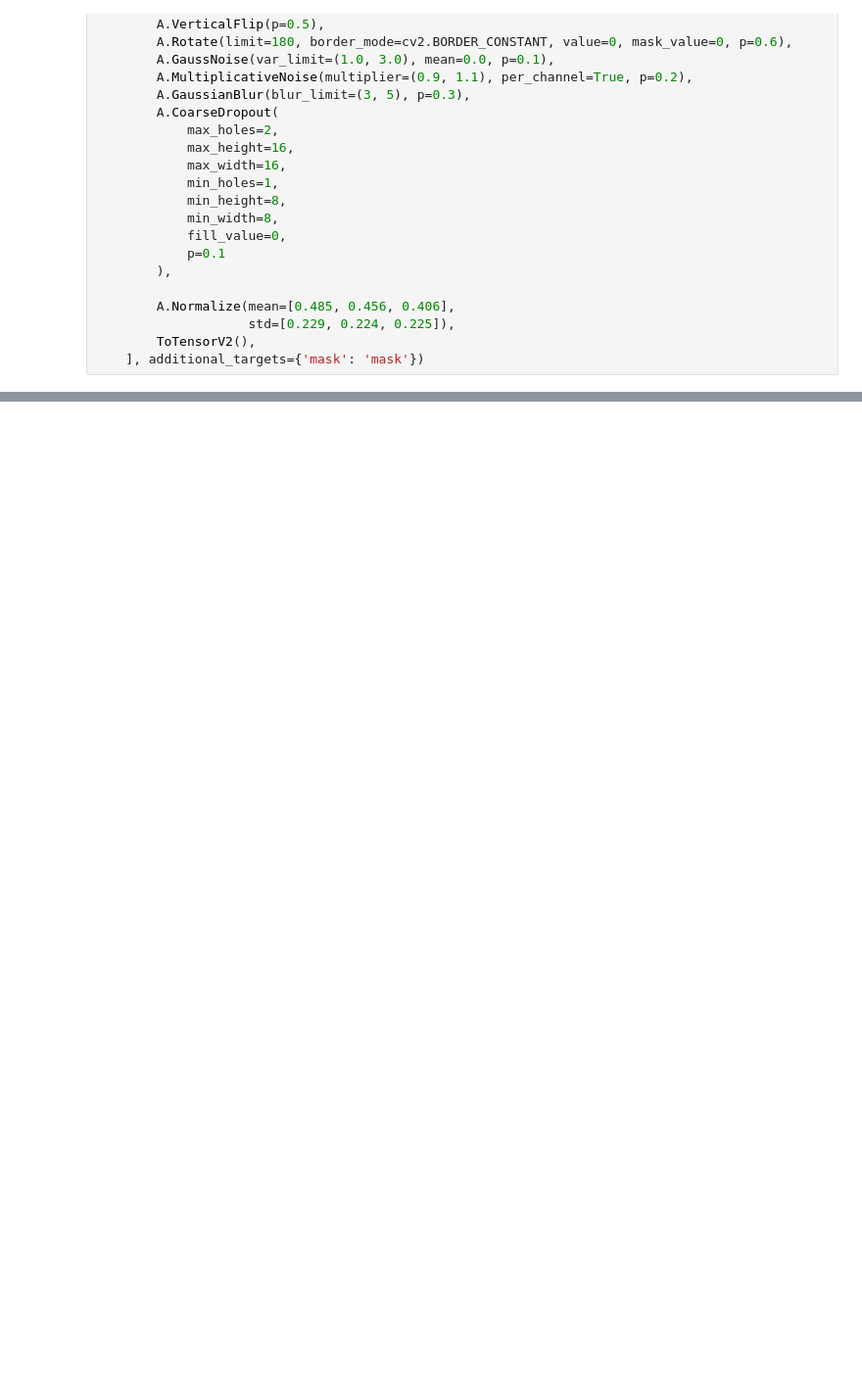
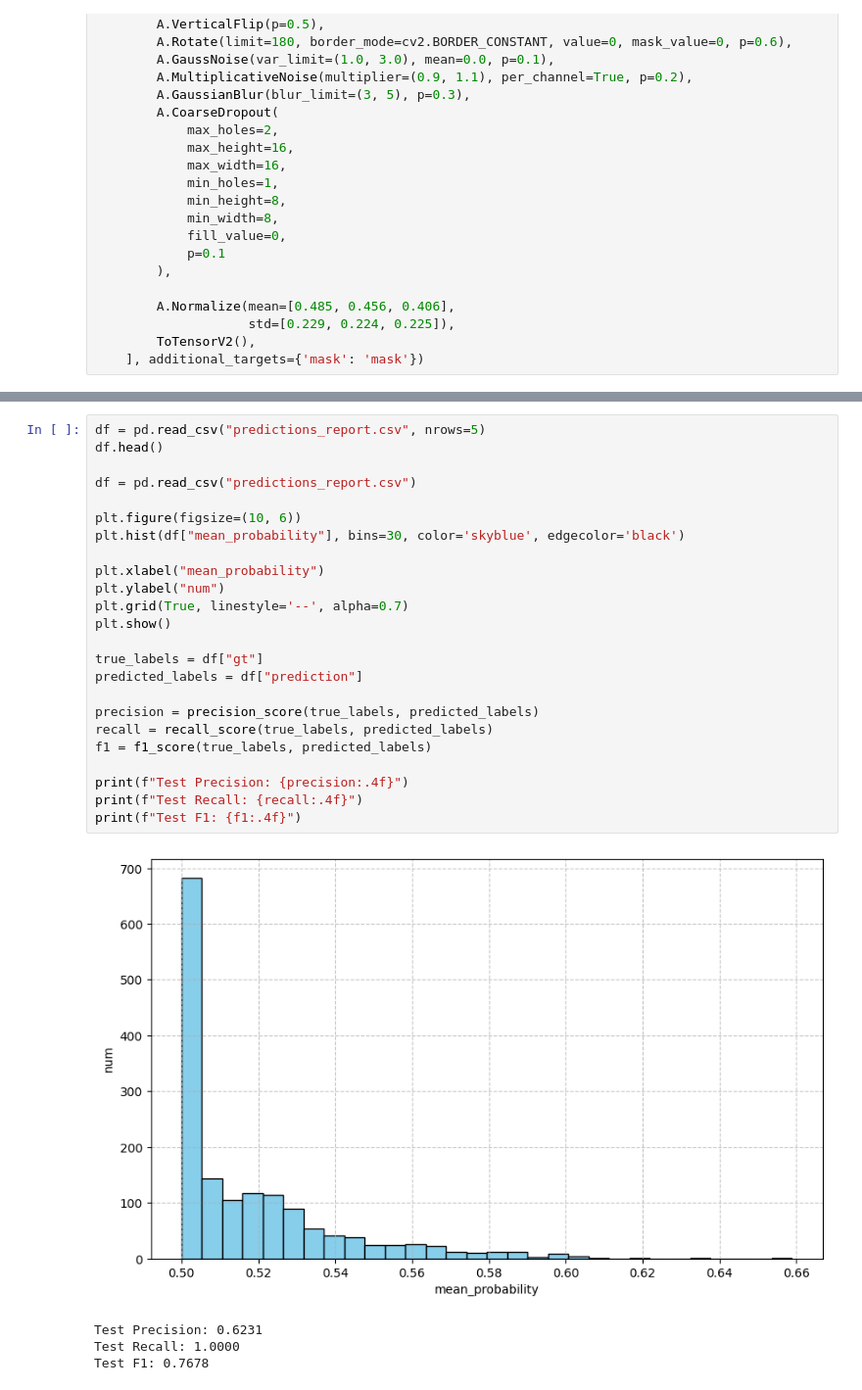
Before and after one commit to Dacheki/Polyp_segmentation, a Jupyter notebook: code/UNET_pls_pls_from_smp.ipynb, the cells around one changed output, grey strips where cells are left out. Shown at 98% size. Saved outputs shown, nothing was run; the diff lists cells and outputs as text; blank space fills up the shorter version.

```diff
--- a/code/UNET_pls_pls_from_smp.ipynb
+++ b/code/UNET_pls_pls_from_smp.ipynb
@@ -465,0 +537,29 @@ IoU: 0.3151 | Recall: 1.0000 | Precision: 1.0000 | F1 Score: 1.0000 | AUC Score:
+# %%
+df = pd.read_csv("predictions_report.csv", nrows=5)
+df.head()
+
+df = pd.read_csv("predictions_report.csv")
+
+plt.figure(figsize=(10, 6))
+plt.hist(df["mean_probability"], bins=30, color='skyblue', edgecolor='black')
+
+plt.xlabel("mean_probability")
+plt.ylabel("num")
+plt.grid(True, linestyle='--', alpha=0.7)
+plt.show()
+
+true_labels = df["gt"]
+predicted_labels = df["prediction"]
+
+precision = precision_score(true_labels, predicted_labels)
+recall = recall_score(true_labels, predicted_labels)
+f1 = f1_score(true_labels, predicted_labels)
+
+print(f"Test Precision: {precision:.4f}")
+print(f"Test Recall: {recall:.4f}")
+print(f"Test F1: {f1:.4f}")
+# %% [output]
+[figure, added]
+Test Precision: 0.6231
+Test Recall: 1.0000
+Test F1: 0.7678
```
Also changed, not shown: parts of 12 cells of this notebook.
